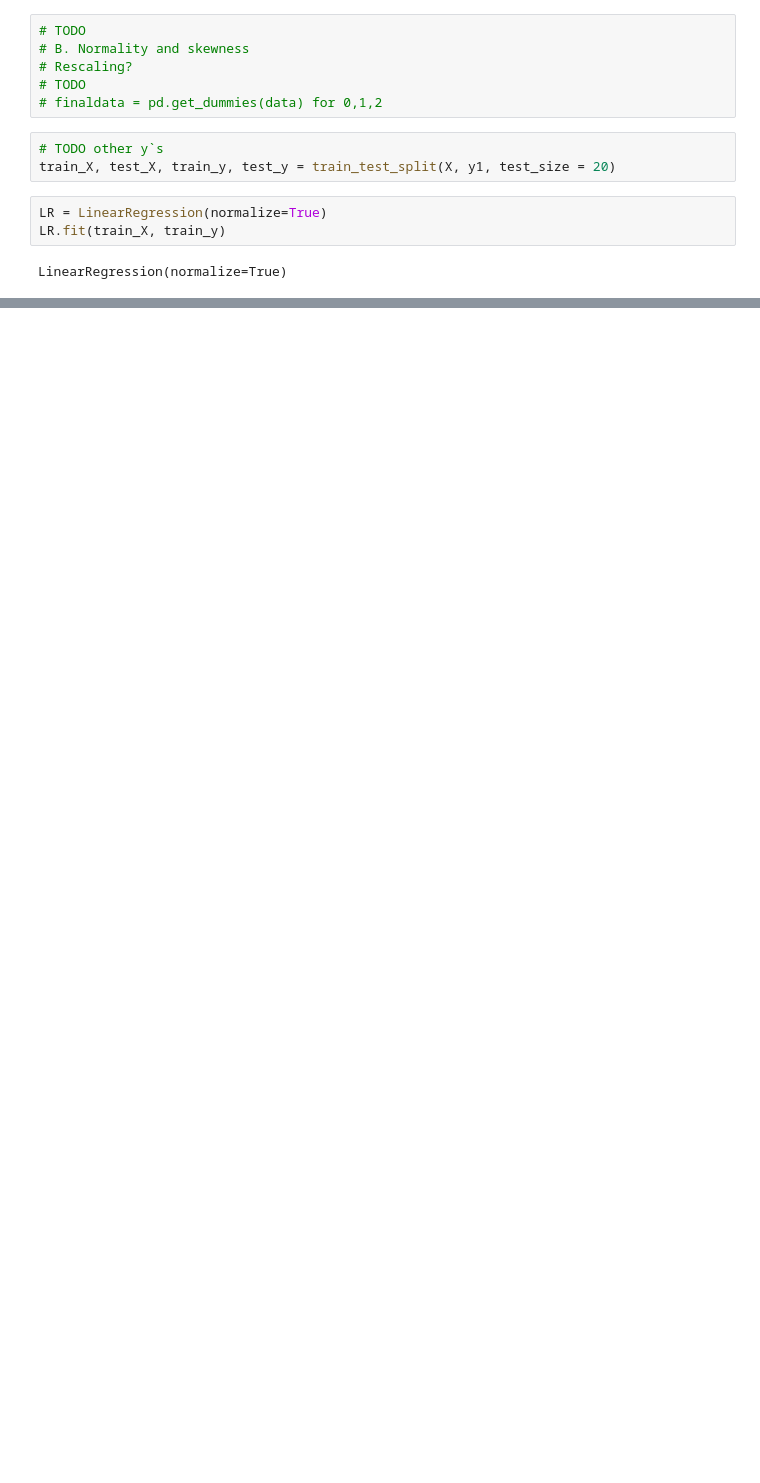
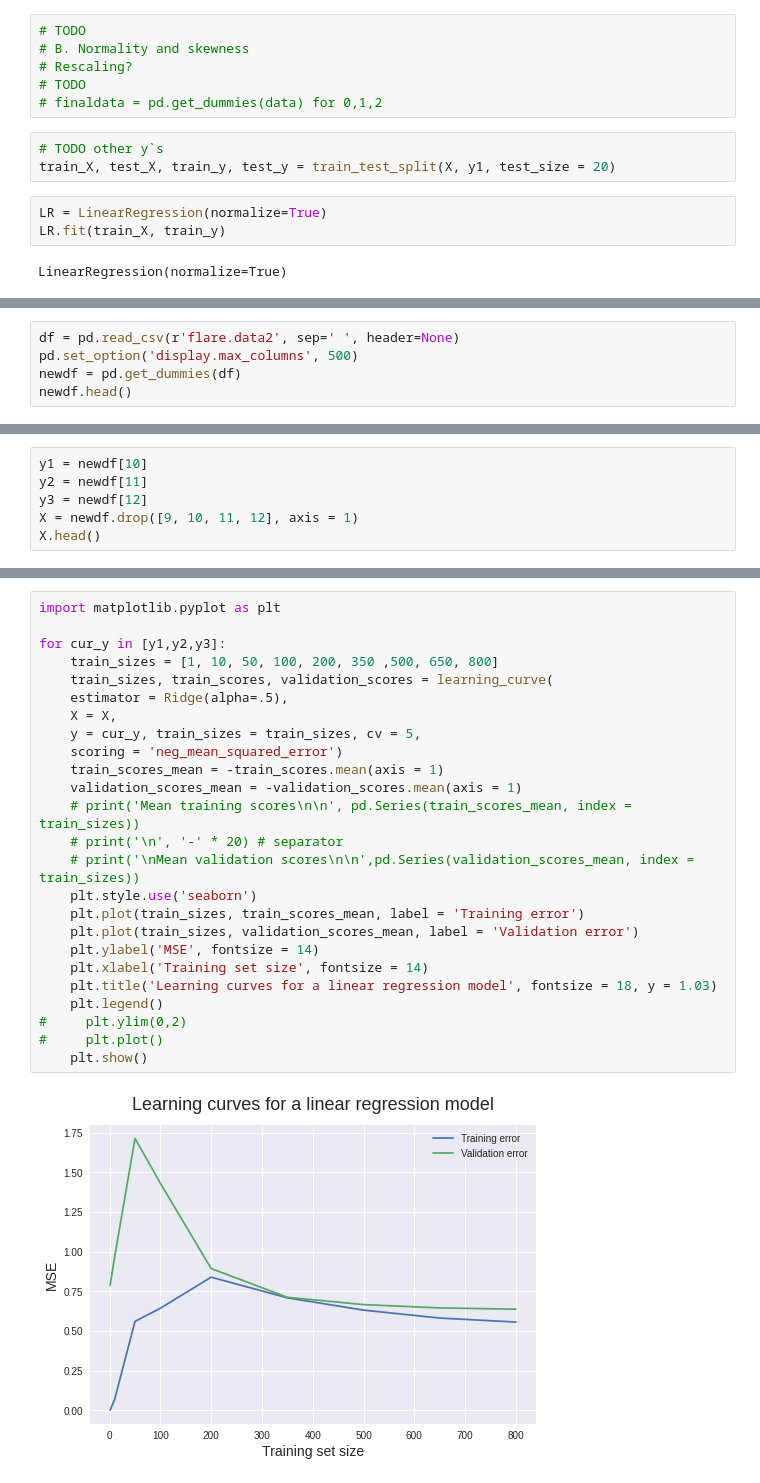
Before and after one commit to Dana0739/ml-labs, a Jupyter notebook: lab3/linear_models.ipynb, the cells around one changed output, grey strips where cells are left out. Drawn from its saved outputs; the diff is of its cells as text; blank space fills up the shorter version.

```diff
--- a/lab3/linear_models.ipynb
+++ b/lab3/linear_models.ipynb
@@ -140,0 +200,5 @@ ValueError: Classification metrics can't handle a mix of continuous and multicla
+# %%
+df = pd.read_csv(r'flare.data2', sep=' ', header=None)
+pd.set_option('display.max_columns', 500)
+newdf = pd.get_dummies(df)
+newdf.head()
@@ -140,0 +224,6 @@ ValueError: Classification metrics can't handle a mix of continuous and multicla
+# %%
+y1 = newdf[10]
+y2 = newdf[11]
+y3 = newdf[12]
+X = newdf.drop([9, 10, 11, 12], axis = 1)
+X.head()
@@ -140,0 +237,27 @@ ValueError: Classification metrics can't handle a mix of continuous and multicla
+# %%
+import matplotlib.pyplot as plt
+
+for cur_y in [y1,y2,y3]:
+    train_sizes = [1, 10, 50, 100, 200, 350 ,500, 650, 800]
+    train_sizes, train_scores, validation_scores = learning_curve(
+    estimator = Ridge(alpha=.5),
+    X = X,
+    y = cur_y, train_sizes = train_sizes, cv = 5,
+    scoring = 'neg_mean_squared_error')
+    train_scores_mean = -train_scores.mean(axis = 1)
+    validation_scores_mean = -validation_scores.mean(axis = 1)
+    # print('Mean training scores\n\n', pd.Series(train_scores_mean, index = train_sizes))
+    # print('\n', '-' * 20) # separator
+    # print('\nMean validation scores\n\n',pd.Series(validation_scores_mean, index = train_sizes))
+    plt.style.use('seaborn')
+    plt.plot(train_sizes, train_scores_mean, label = 'Training error')
+    plt.plot(train_sizes, validation_scores_mean, label = 'Validation error')
+    plt.ylabel('MSE', fontsize = 14)
+    plt.xlabel('Training set size', fontsize = 14)
+    plt.title('Learning curves for a linear regression model', fontsize = 18, y = 1.03)
+    plt.legend()
+#     plt.ylim(0,2)
+#     plt.plot()
+    plt.show()
+# %% [output]
+[figure, added]
```
Also changed, not shown: parts of 13 cells of this notebook.
